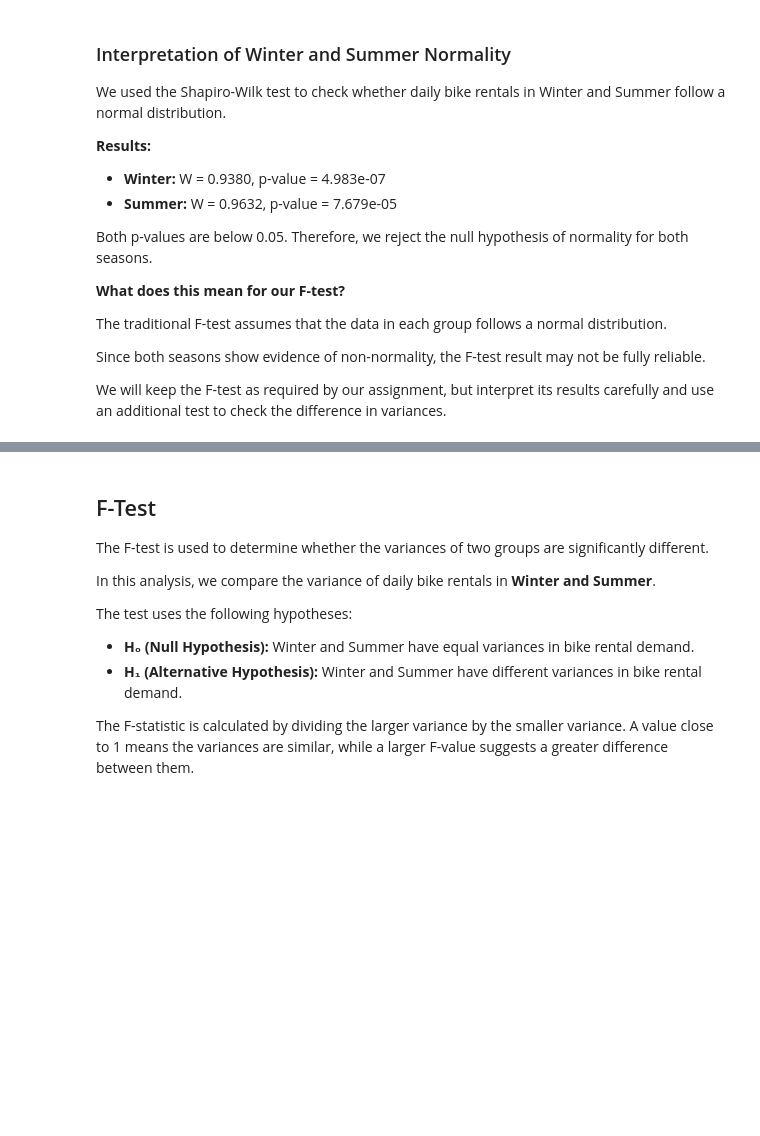
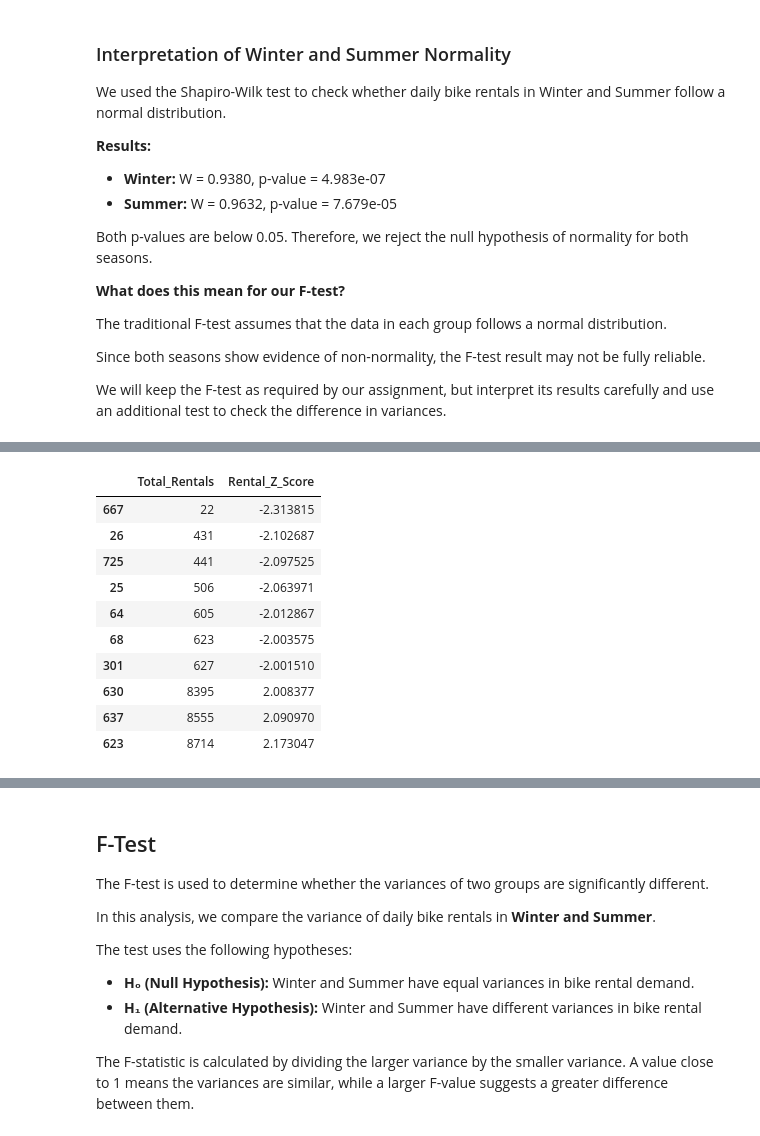
Before and after one commit to shainaulakh/Data_Analysis_Presentation1, a Jupyter notebook: src/Group_7_Bike_Sharing_Presentation.ipynb, the cells around one changed output, grey strips where cells are left out. Saved outputs shown, nothing was run; the diff lists cells and outputs as text; code cells hidden in the pictures; blank space fills up the shorter version.

```diff
--- a/src/Group_7_Bike_Sharing_Presentation.ipynb
+++ b/src/Group_7_Bike_Sharing_Presentation.ipynb
@@ -788,0 +827,18 @@ We will keep the F-test as required by our assignment, but interpret its results
+# %%
+display(
+    unusual_days[
+        ["Total_Rentals", "Rental_Z_Score"]
+    ].sort_values("Rental_Z_Score")
+)
+# %% [output]
+|  | Total_Rentals | Rental_Z_Score |
+| 667 | 22 | -2.313815 |
+| 26 | 431 | -2.102687 |
+| 725 | 441 | -2.097525 |
+| 25 | 506 | -2.063971 |
+| 64 | 605 | -2.012867 |
+| 68 | 623 | -2.003575 |
+| 301 | 627 | -2.001510 |
+| 630 | 8395 | 2.008377 |
+| 637 | 8555 | 2.090970 |
+| 623 | 8714 | 2.173047 |
```
Also changed, not shown: parts of 3 cells of this notebook.
